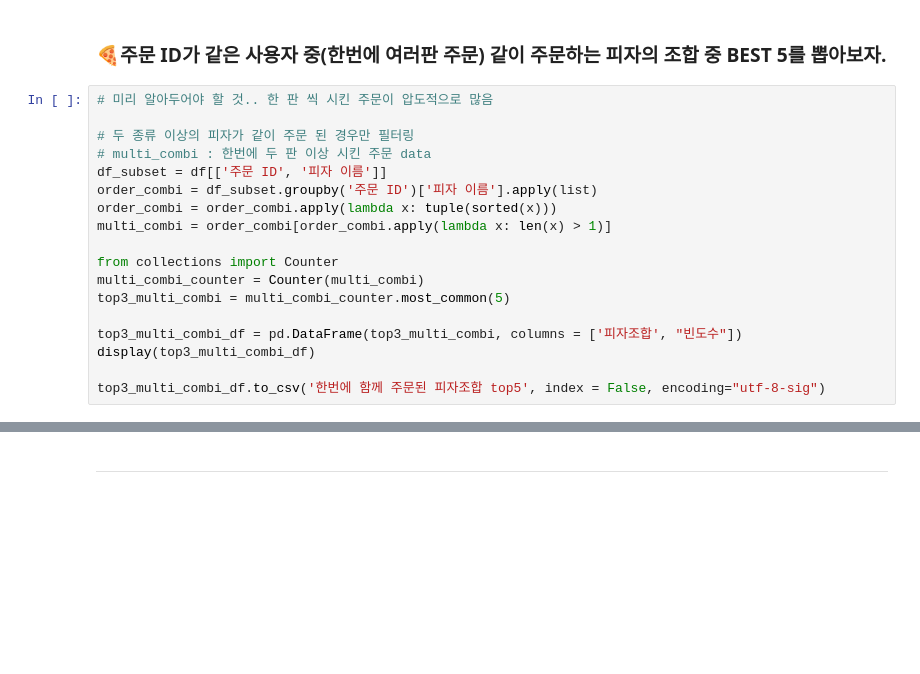
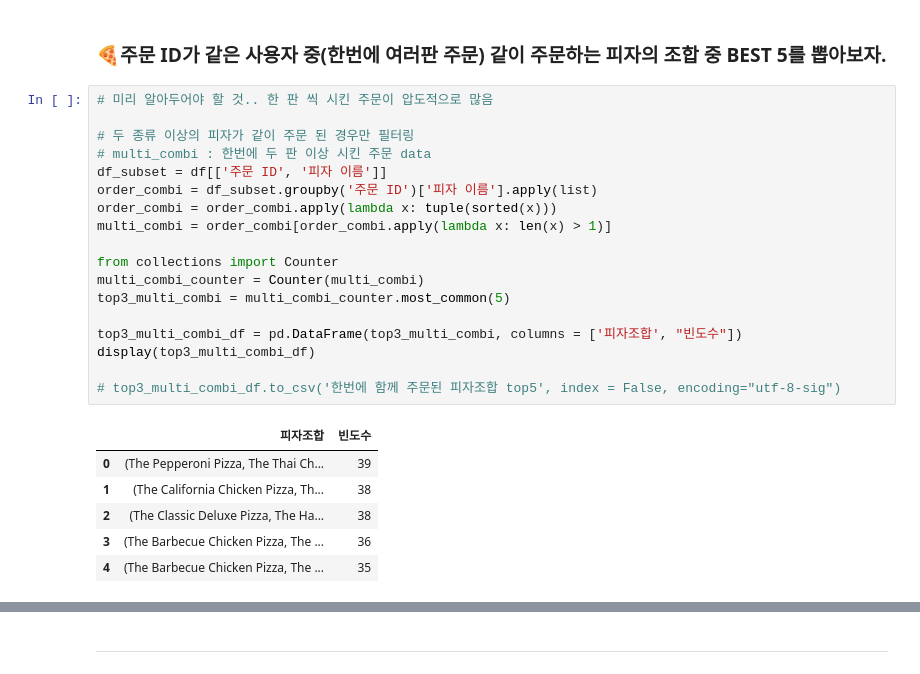
Before and after one commit to Lesly-kim/Mid_Project, a Jupyter notebook: EDA/EDA.ipynb, the cells around one changed output, grey strips where cells are left out. Saved outputs shown, nothing was run; the diff lists cells and outputs as text; blank space fills up the shorter version.

```diff
--- a/EDA/EDA.ipynb
+++ b/EDA/EDA.ipynb
@@ -65,21 +116,28 @@ df.info()
 # %%
 # 미리 알아두어야 할 것.. 한 판 씩 시킨 주문이 압도적으로 많음
 
 # 두 종류 이상의 피자가 같이 주문 된 경우만 필터링
 # multi_combi : 한번에 두 판 이상 시킨 주문 data
 df_subset = df[['주문 ID', '피자 이름']]
 order_combi = df_subset.groupby('주문 ID')['피자 이름'].apply(list)
 order_combi = order_combi.apply(lambda x: tuple(sorted(x)))
 multi_combi = order_combi[order_combi.apply(lambda x: len(x) > 1)]
 
 from collections import Counter
 multi_combi_counter = Counter(multi_combi)
 top3_multi_combi = multi_combi_counter.most_common(5)
 
 top3_multi_combi_df = pd.DataFrame(top3_multi_combi, columns = ['피자조합', "빈도수"])
 display(top3_multi_combi_df)
 
-top3_multi_combi_df.to_csv('한번에 함께 주문된 피자조합 top5', index = False, encoding="utf-8-sig")
+# top3_multi_combi_df.to_csv('한번에 함께 주문된 피자조합 top5', index = False, encoding="utf-8-sig")
+# %% [output]
+|  | 피자조합 | 빈도수 |
+| 0 | (The Pepperoni Pizza, The Thai Ch... | 39 |
+| 1 | (The California Chicken Pizza, Th... | 38 |
+| 2 | (The Classic Deluxe Pizza, The Ha... | 38 |
+| 3 | (The Barbecue Chicken Pizza, The ... | 36 |
+| 4 | (The Barbecue Chicken Pizza, The ... | 35 |
 # %%
 # 튜플을 보기 좋게 문자열로 바꾸기 (예: 피자1\n피자2)
 top3_multi_combi_df["피자조합_이름"] = top3_multi_combi_df["피자조합"].apply(lambda x: "\n".join(x))
```
Also changed, not shown: parts of 52 cells of this notebook, 6 other files.
